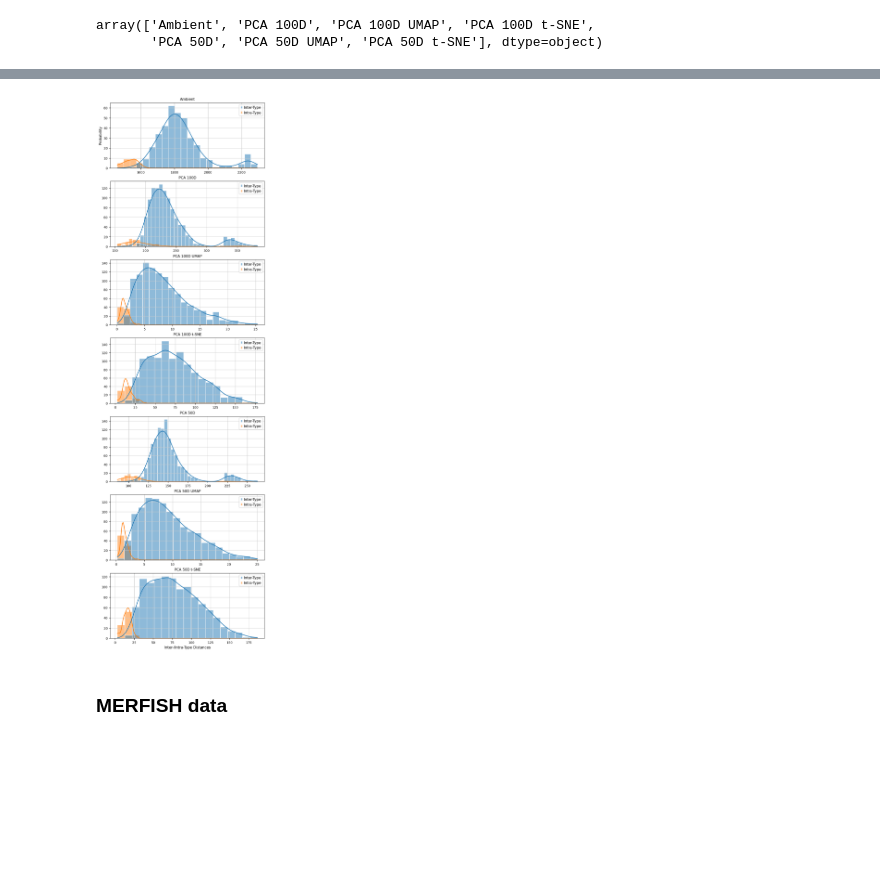
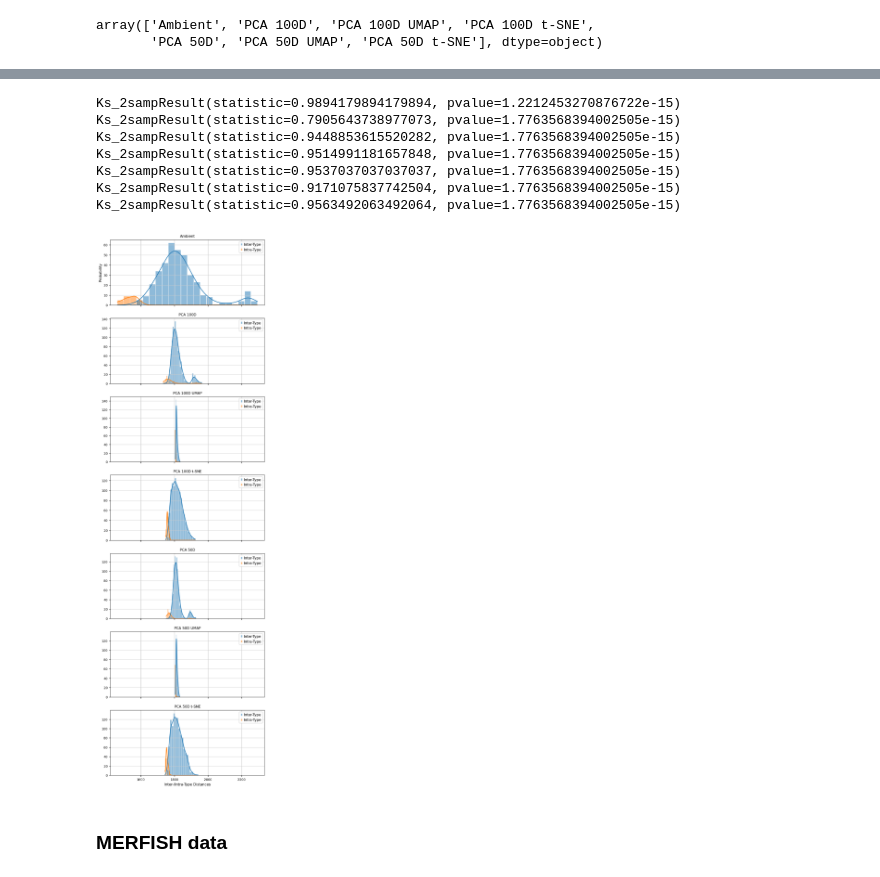
Before and after one commit to pachterlab/CBP_2021, a Jupyter notebook: notebooks/allInterIntraDistortions.ipynb, the cells around one changed output, grey strips where cells are left out. Drawn from its saved outputs; the diff is of its cells as text; code cells hidden in the pictures; blank space fills up the shorter version.

Commit message:
Update KS test

```diff
--- a/notebooks/allInterIntraDistortions.ipynb
+++ b/notebooks/allInterIntraDistortions.ipynb
@@ -513,0 +516,17 @@ array(['Ambient', 'PCA 100D', 'PCA 100D UMAP', 'PCA 100D t-SNE',
+# %%
+test = allVals.copy()
+# %%
+sub = test[test['Latent'].isin(['Ambient'])]
+avg = np.mean(sub['Value'])
+# %%
+dfs = []
+for i in np.unique(test['Latent']):
+  sub = test[test['Latent'].isin([i])]
+  sub['Value'] = sub['Value'] - np.mean(sub['Value']) + avg
+  #sub['Value'][sub['Distance'].isin(['Intra-Type'])] = sub['Value'][sub['Distance'].isin(['Intra-Type'])] - np.mean(sub['Value'][sub['Distance'].isin(['Intra-Type'])]) + avg
+  sub['KS'] = [stats.ks_2samp(np.array(sub['Value'][sub['Distance'].isin(['Inter-Type'])].tolist()),np.array(sub['Value'][sub['Distance'].isin(['Intra-Type'])].tolist()))]*len(sub['Value'])
+
+
+  dfs += [sub]
+
+newVals = pd.concat(dfs)
@@ -514,7 +543,14 @@ array(['Ambient', 'PCA 100D', 'PCA 100D UMAP', 'PCA 100D t-SNE',
 # %%
-plotAmb(allVals)
+plotAmb(newVals)
 # %% [output]
+Ks_2sampResult(statistic=0.9894179894179894, pvalue=1.2212453270876722e-15)
+Ks_2sampResult(statistic=0.7905643738977073, pvalue=1.7763568394002505e-15)
+Ks_2sampResult(statistic=0.9448853615520282, pvalue=1.7763568394002505e-15)
+Ks_2sampResult(statistic=0.9514991181657848, pvalue=1.7763568394002505e-15)
+Ks_2sampResult(statistic=0.9537037037037037, pvalue=1.7763568394002505e-15)
+Ks_2sampResult(statistic=0.9171075837742504, pvalue=1.7763568394002505e-15)
+Ks_2sampResult(statistic=0.9563492063492064, pvalue=1.7763568394002505e-15)
-[figure, old version]
+[figure, new version]
 # %% [markdown]
 ### **MERFISH data**
 # %%
```
Also changed, not shown: parts of 15 cells of this notebook.
